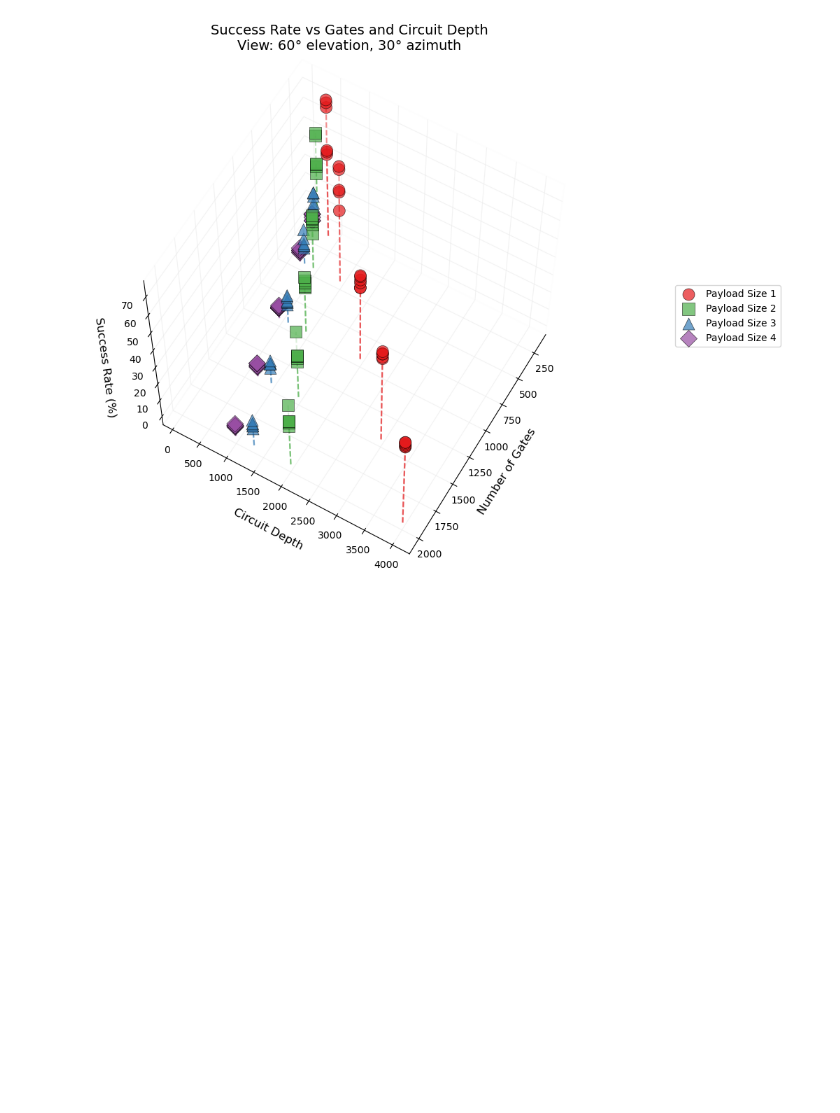
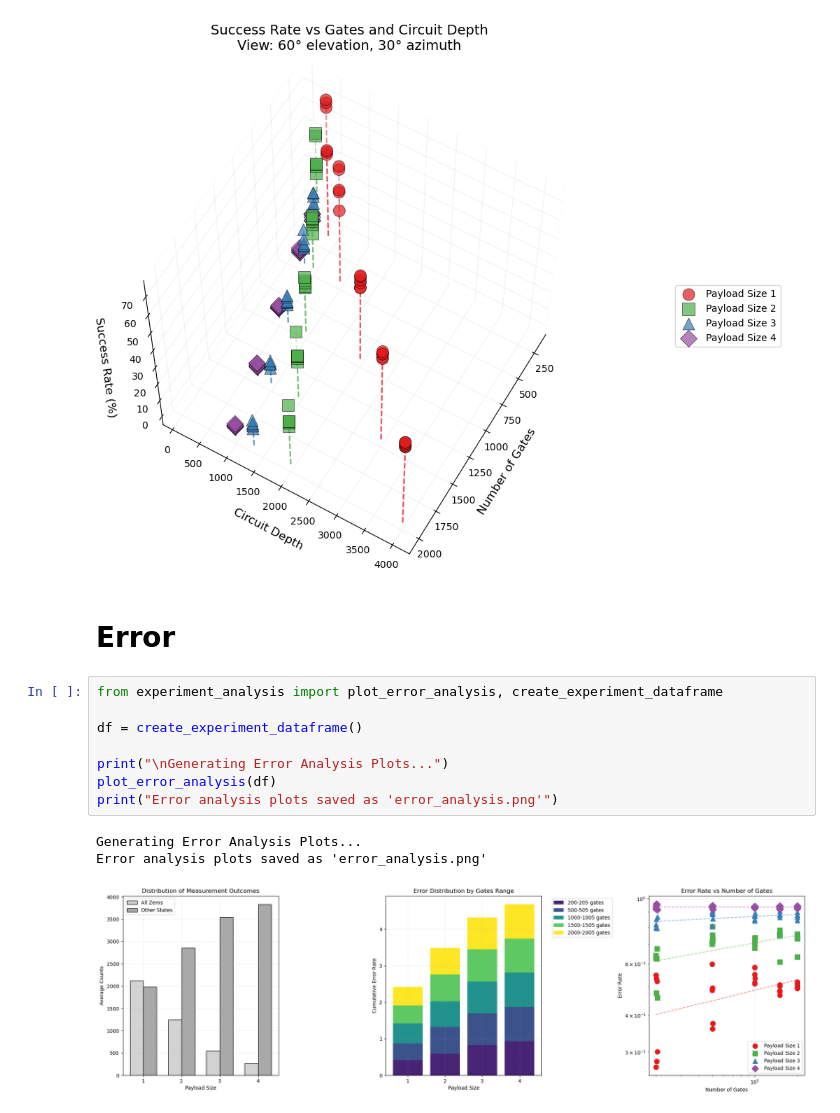
Before and after one commit to xthecapx/qc_experiment, a Jupyter notebook: experiment/Report.ipynb, the cells around one changed output. Saved outputs shown, nothing was run; the diff lists cells and outputs as text; blank space fills up the shorter version.

Commit message:
added error analysis

```diff
--- a/experiment/Report.ipynb
+++ b/experiment/Report.ipynb
@@ -147,3 +147,17 @@ Circuit complexity plots saved as 'circuit_complexity_2d.png' and 'circuit_compl
 [figure]
 [figure]
 [figure]
+# %% [markdown]
+# Error
+# %%
+from experiment_analysis import plot_error_analysis, create_experiment_dataframe
+
+df = create_experiment_dataframe()
+
+print("\nGenerating Error Analysis Plots...")
+plot_error_analysis(df)
+print("Error analysis plots saved as 'error_analysis.png'")
+# %% [output]
+Generating Error Analysis Plots...
+Error analysis plots saved as 'error_analysis.png'
+[figure, added]
```
Also changed, not shown: 2 other files.
